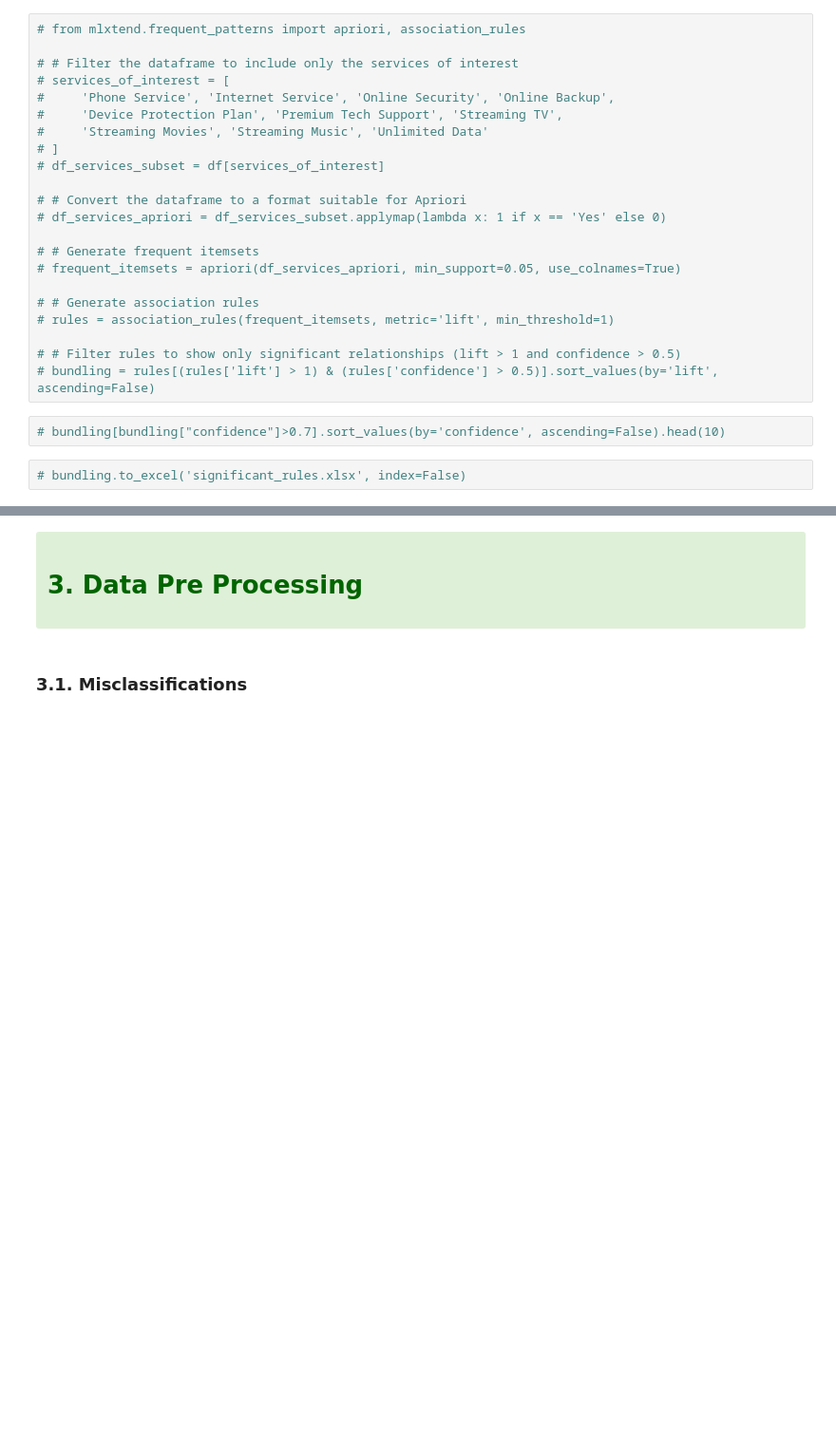
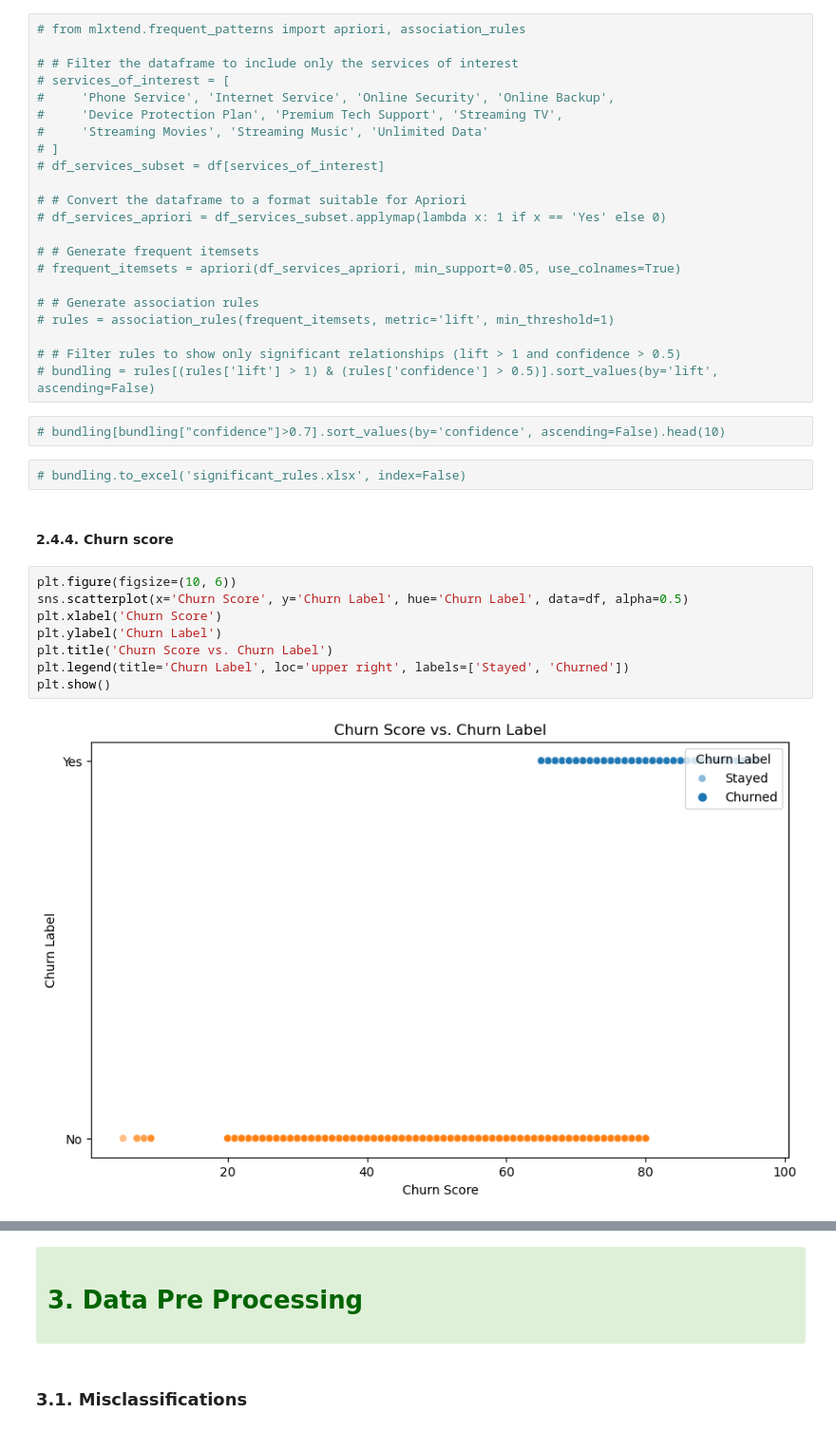
Before and after one commit to sarasustelosantos/bootcamp_group, a Jupyter notebook: 01_data_exploration.ipynb, the cells around one changed output, grey strips where cells are left out. Shown at 95% size. Drawn from its saved outputs; the diff is of its cells as text; blank space fills up the shorter version.

Commit message:
Gráficos adicionais para analisar churn score

```diff
--- a/01_data_exploration.ipynb
+++ b/01_data_exploration.ipynb
@@ -984,3 +996,15 @@ Revenues & Charges Analysis: <p>
 # bundling[bundling["confidence"]>0.7].sort_values(by='confidence', ascending=False).head(10)
 # %%
 # bundling.to_excel('significant_rules.xlsx', index=False)
+# %% [markdown]
+#### 2.4.4. Churn score
+# %%
+plt.figure(figsize=(10, 6))
+sns.scatterplot(x='Churn Score', y='Churn Label', hue='Churn Label', data=df, alpha=0.5)
+plt.xlabel('Churn Score')
+plt.ylabel('Churn Label')
+plt.title('Churn Score vs. Churn Label')
+plt.legend(title='Churn Label', loc='upper right', labels=['Stayed', 'Churned'])
+plt.show()
+# %% [output]
+[figure, added]
```
Also changed, not shown: parts of 15 cells of this notebook.
